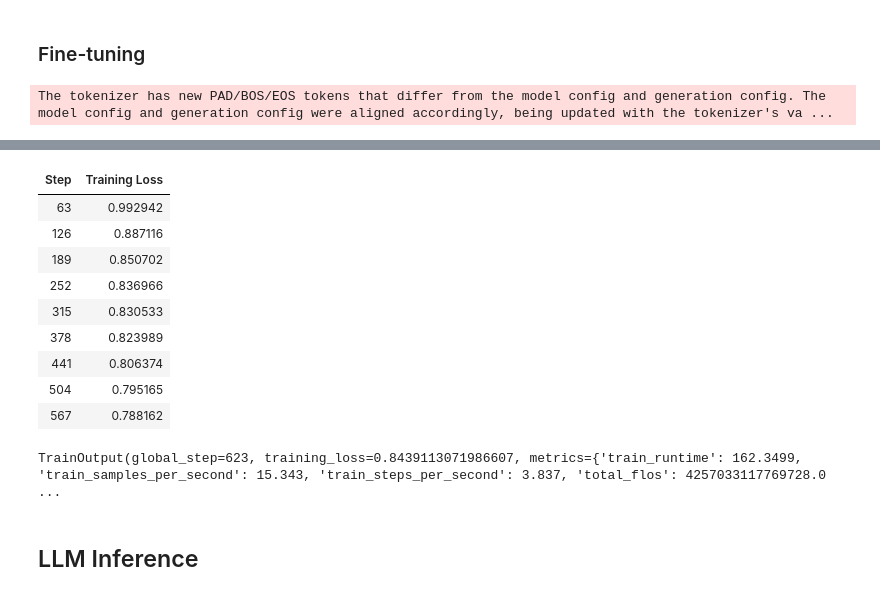
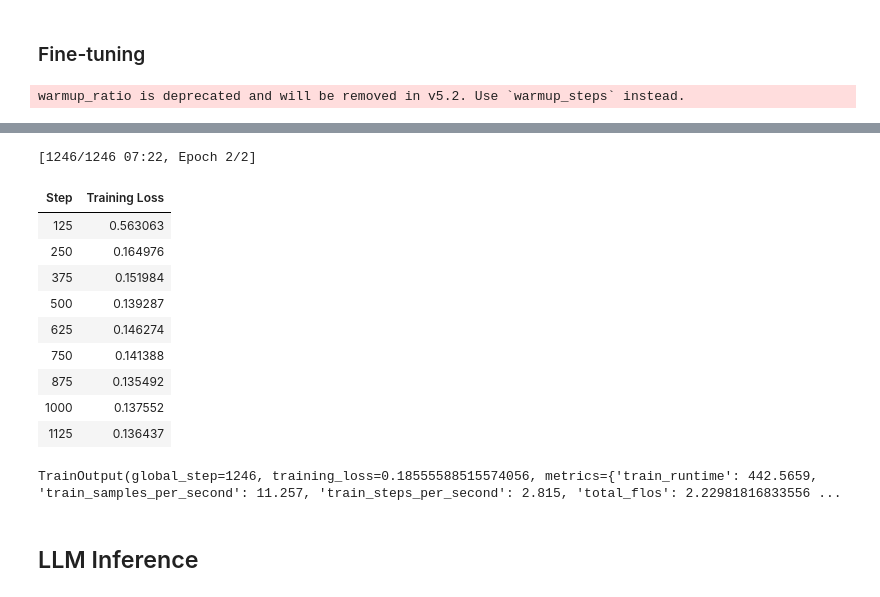
Before and after one commit to WYB929/396-pilot-project, a Jupyter notebook: Pilot_Project_Fine_tuning_Leads_to_Forgetting.ipynb, the cells around one changed output, grey strips where cells are left out. Cells and saved outputs as stored; diff of their text form; code cells hidden in the pictures.

Commit message:
add modification based on medium baseline; accuracy=0.37; safety_rate=0.95

```diff
--- a/Pilot_Project_Fine_tuning_Leads_to_Forgetting.ipynb
+++ b/Pilot_Project_Fine_tuning_Leads_to_Forgetting.ipynb
@@ -84,8 +85,8 @@ sft_tokenizer.add_special_tokens({'pad_token': '[PAD]'}) # Adds a special token
 peft_config = LoraConfig(
     r=8,
     lora_alpha=16,
-    # TODO: Adds dropout
-    lora_dropout=0.00,  # lora_dropout = 0 equals no dropout
+    # Add a small LoRA dropout to regularize adapter updates and reduce overfitting/forgetting.
+    lora_dropout=0.05,
     bias='none',
     task_type='CAUSAL_LM',
     target_modules=['up_proj', 'down_proj', 'gate_proj', 'k_proj', 'q_proj', 'v_proj', 'o_proj']
@@ -105,8 +106,11 @@ def nshot_chats(nshot_data: list, n: int, question: str, answer: any, mode: str)
         raise AssertionError('Undefined Mode!!!')
 
     chats = []
-    # TODO: Use fixed few-shot examples
-    for qna in random.sample(nshot_data, n): # Samples n examples from the n-shot data
+    # Use fixed few-shot demonstrations (first n training examples) to keep prompts
+    # consistent across all train/test samples and reduce prompt variance.
+    if n > len(nshot_data):
+        raise ValueError(f'n ({n}) cannot be larger than available n-shot data ({len(nshot_data)})')
+    for qna in nshot_data[:n]:
         chats.append(
             {
                 'role': 'user',
@@ -144,7 +148,7 @@ Keeps the longest **1/3** by letter count (A–Z and other alphabetic characters
 gsm8k_train = load_jsonlines(os.path.join(DATA_DIR, 'gsm8k_train.jsonl')) # You can use refined gsm8k_train_self-instruct.jsonl for fine-tuning
 
 formatted_gsm8k = []
-TRAIN_N_SHOT = 1 # TODO: Give model more examples
+TRAIN_N_SHOT = 5 # Match hint range (5-8): more demonstrations improve math reasoning
 for qna in gsm8k_train: # Iterates over the GSM8K training data
     chats = nshot_chats(nshot_data=gsm8k_train, n=TRAIN_N_SHOT, question=qna['question'], answer=qna['answer'], mode='train') # Creates n-shot chats for the current example
     train_sample = sft_tokenizer.apply_chat_template(chats, tokenize=False) # Applies the chat template to the chats
@@ -198,16 +202,16 @@ training_arguments = SFTConfig( # Configuration for the SFT trainer
     per_device_train_batch_size=1,
     gradient_accumulation_steps=4,
     optim="paged_adamw_32bit",
-    num_train_epochs=1, # TODO: If you use fixed few-shot examples, increase epoch
+    num_train_epochs=2, # Increase epochs after fixing few-shot prompts to learn from stable context
     logging_strategy="steps",
     logging_steps=0.1,
     save_strategy="steps",
     save_steps=0.1,
     lr_scheduler_type='linear',
-    learning_rate=3e-4, # TODO: Decrease learning rate
+    learning_rate=1e-4, # Lower LR per hint to reduce catastrophic forgetting while fine-tuning
 
-    # TODO: Add warmup
-    # TODO: Add weight decay
+    warmup_ratio=0.05, # Gradual warmup stabilizes early optimization steps
+    weight_decay=0.01, # Light regularization helps retain pre-trained knowledge
 
     bf16=True,
     group_by_length=True,
@@ -223,4 +227,4 @@ trainer = SFTTrainer( # Creates the SFT trainer
 )
 trainer.train() # Starts the training process
 # %% [output]
-The tokenizer has new PAD/BOS/EOS tokens that differ from the model config and generation config. The model config and generation config were aligned accordingly, being updated with the tokenizer's va ...
+warmup_ratio is deprecated and will be removed in v5.2. Use `warmup_steps` instead.
@@ -228,14 +232,15 @@ The tokenizer has new PAD/BOS/EOS tokens that differ from the model config and g
+[1246/1246 07:22, Epoch 2/2]
 | Step | Training Loss |
-| 63 | 0.992942 |
-| 126 | 0.887116 |
-| 189 | 0.850702 |
-| 252 | 0.836966 |
-| 315 | 0.830533 |
-| 378 | 0.823989 |
-| 441 | 0.806374 |
-| 504 | 0.795165 |
-| 567 | 0.788162 |
+| 125 | 0.563063 |
+| 250 | 0.164976 |
+| 375 | 0.151984 |
+| 500 | 0.139287 |
+| 625 | 0.146274 |
+| 750 | 0.141388 |
+| 875 | 0.135492 |
+| 1000 | 0.137552 |
+| 1125 | 0.136437 |
-TrainOutput(global_step=623, training_loss=0.8439113071986607, metrics={'train_runtime': 162.3499, 'train_samples_per_second': 15.343, 'train_steps_per_second': 3.837, 'total_flos': 4257033117769728.0 ...
+TrainOutput(global_step=1246, training_loss=0.18555588515574056, metrics={'train_runtime': 442.5659, 'train_samples_per_second': 11.257, 'train_steps_per_second': 2.815, 'total_flos': 2.22981816833556 ...
 # %% [markdown]
 ## LLM Inference
 # %% [markdown]
```
Also changed, not shown: parts of 6 cells of this notebook.
